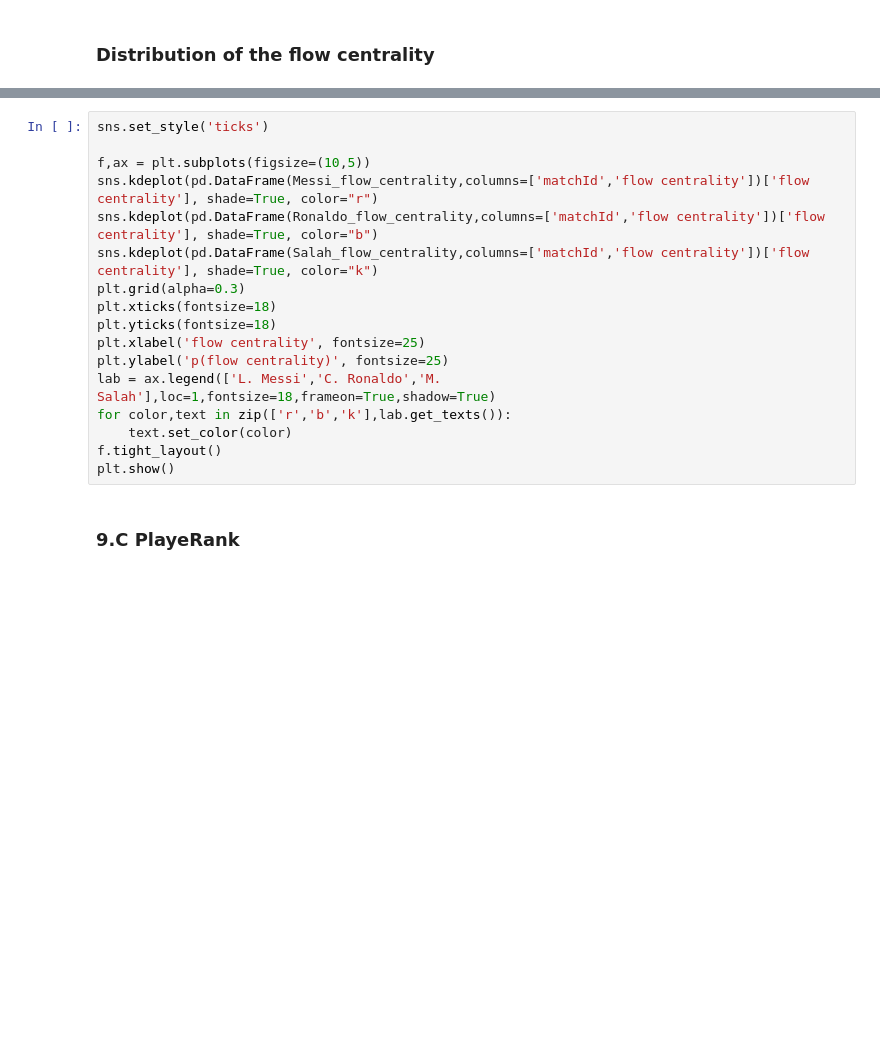
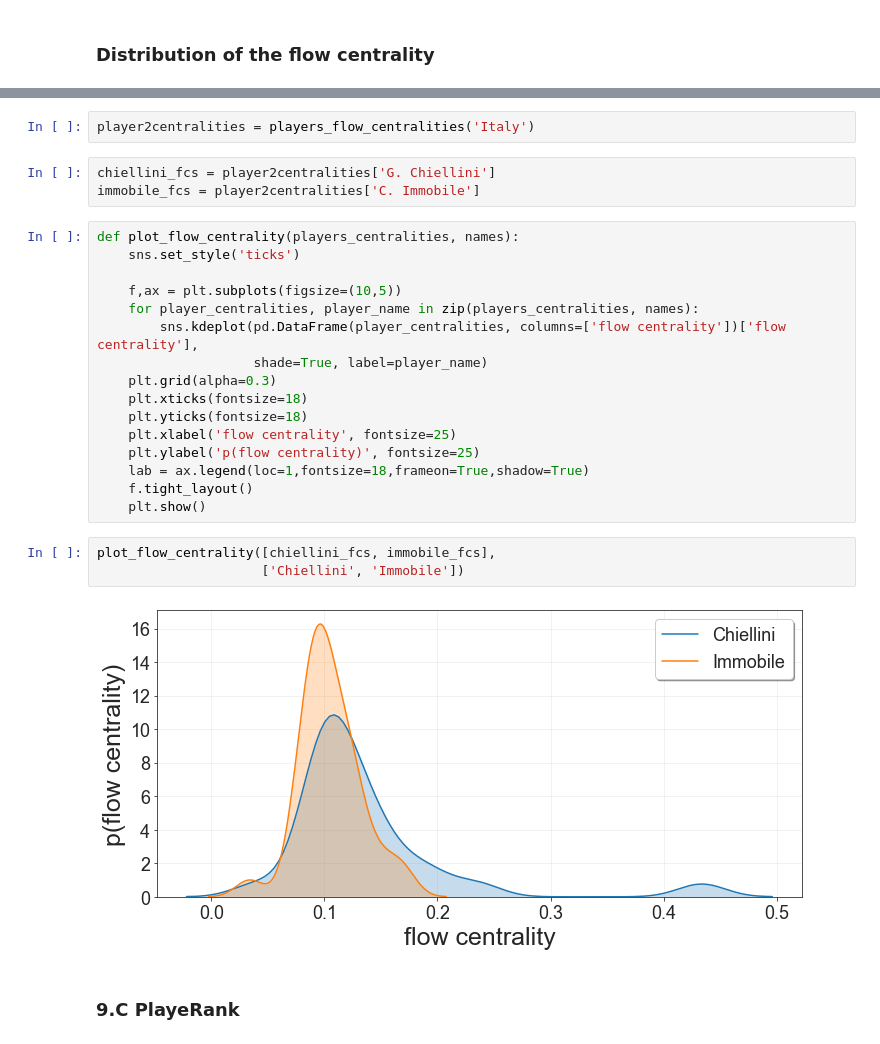
Before and after one commit to jonpappalord/soccer_logs_exploration, a Jupyter notebook: Code_plot.ipynb, the cells around one changed output, grey strips where cells are left out. Cells and saved outputs as stored; diff of their text form; blank space fills up the shorter version.

```diff
--- a/Code_plot.ipynb
+++ b/Code_plot.ipynb
@@ -789,20 +735,29 @@ Salah_flow_centrality = flow_centrality_player(player_wyId = 120353)
+# %%
+player2centralities = players_flow_centralities('Italy')
+# %%
+chiellini_fcs = player2centralities['G. Chiellini']
+immobile_fcs = player2centralities['C. Immobile']
 # %%
-sns.set_style('ticks')
+def plot_flow_centrality(players_centralities, names):
+    sns.set_style('ticks')
 
-f,ax = plt.subplots(figsize=(10,5))
-sns.kdeplot(pd.DataFrame(Messi_flow_centrality,columns=['matchId','flow centrality'])['flow centrality'], shade=True, color="r")
-sns.kdeplot(pd.DataFrame(Ronaldo_flow_centrality,columns=['matchId','flow centrality'])['flow centrality'], shade=True, color="b")
-sns.kdeplot(pd.DataFrame(Salah_flow_centrality,columns=['matchId','flow centrality'])['flow centrality'], shade=True, color="k")
-plt.grid(alpha=0.3)
-plt.xticks(fontsize=18)
-plt.yticks(fontsize=18)
-plt.xlabel('flow centrality', fontsize=25)
-plt.ylabel('p(flow centrality)', fontsize=25)
-lab = ax.legend(['L. Messi','C. Ronaldo','M. Salah'],loc=1,fontsize=18,frameon=True,shadow=True)
-for color,text in zip(['r','b','k'],lab.get_texts()):
-    text.set_color(color)
-f.tight_layout()
-plt.show()
+    f,ax = plt.subplots(figsize=(10,5))
+    for player_centralities, player_name in zip(players_centralities, names):
+        sns.kdeplot(pd.DataFrame(player_centralities, columns=['flow centrality'])['flow centrality'],
+                    shade=True, label=player_name)
+    plt.grid(alpha=0.3)
+    plt.xticks(fontsize=18)
+    plt.yticks(fontsize=18)
+    plt.xlabel('flow centrality', fontsize=25)
+    plt.ylabel('p(flow centrality)', fontsize=25)
+    lab = ax.legend(loc=1,fontsize=18,frameon=True,shadow=True)
+    f.tight_layout()
+    plt.show()
+# %%
+plot_flow_centrality([chiellini_fcs, immobile_fcs],
+                     ['Chiellini', 'Immobile'])
+# %% [output]
+[figure, added]
 # %% [markdown]
 ### 9.C <a id='playerank'>PlayeRank</a>
 # %%
```
Also changed, not shown: parts of 13 cells of this notebook.
